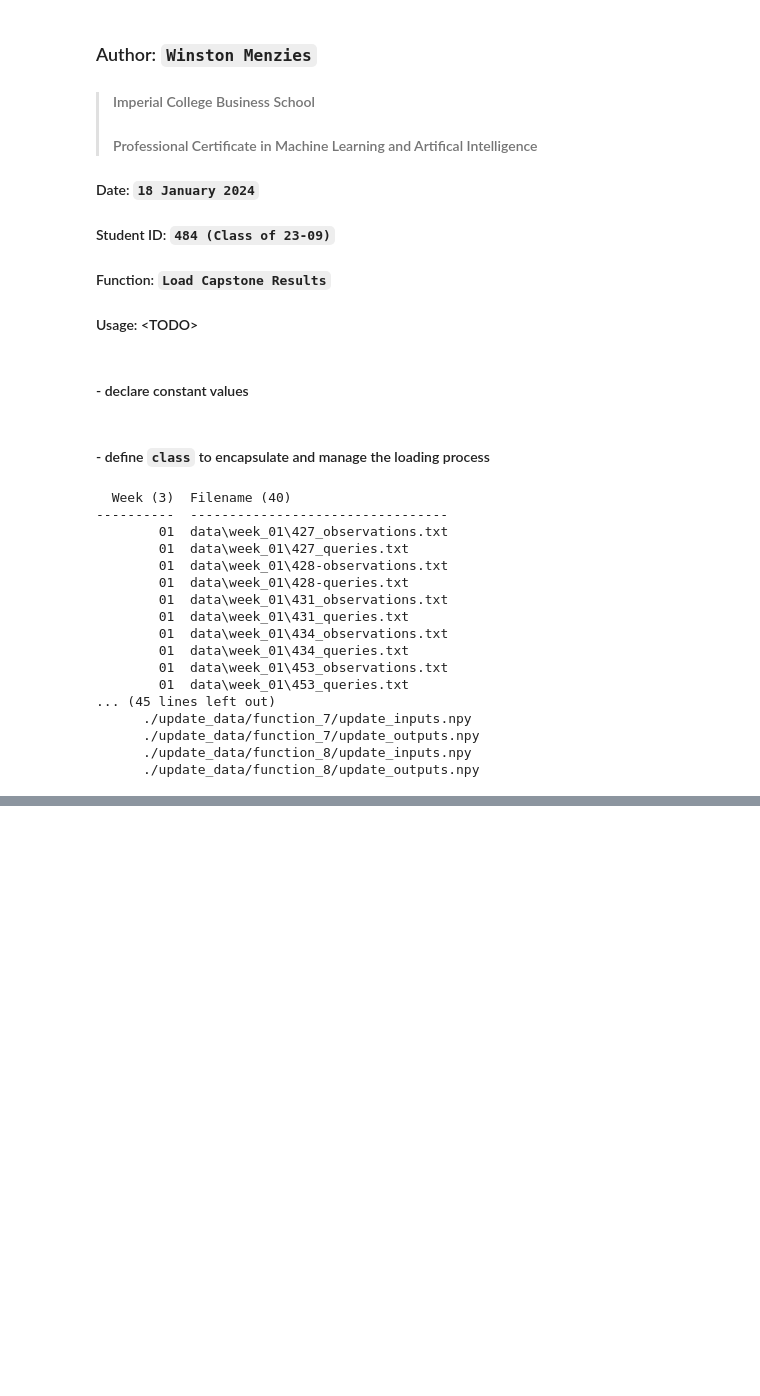
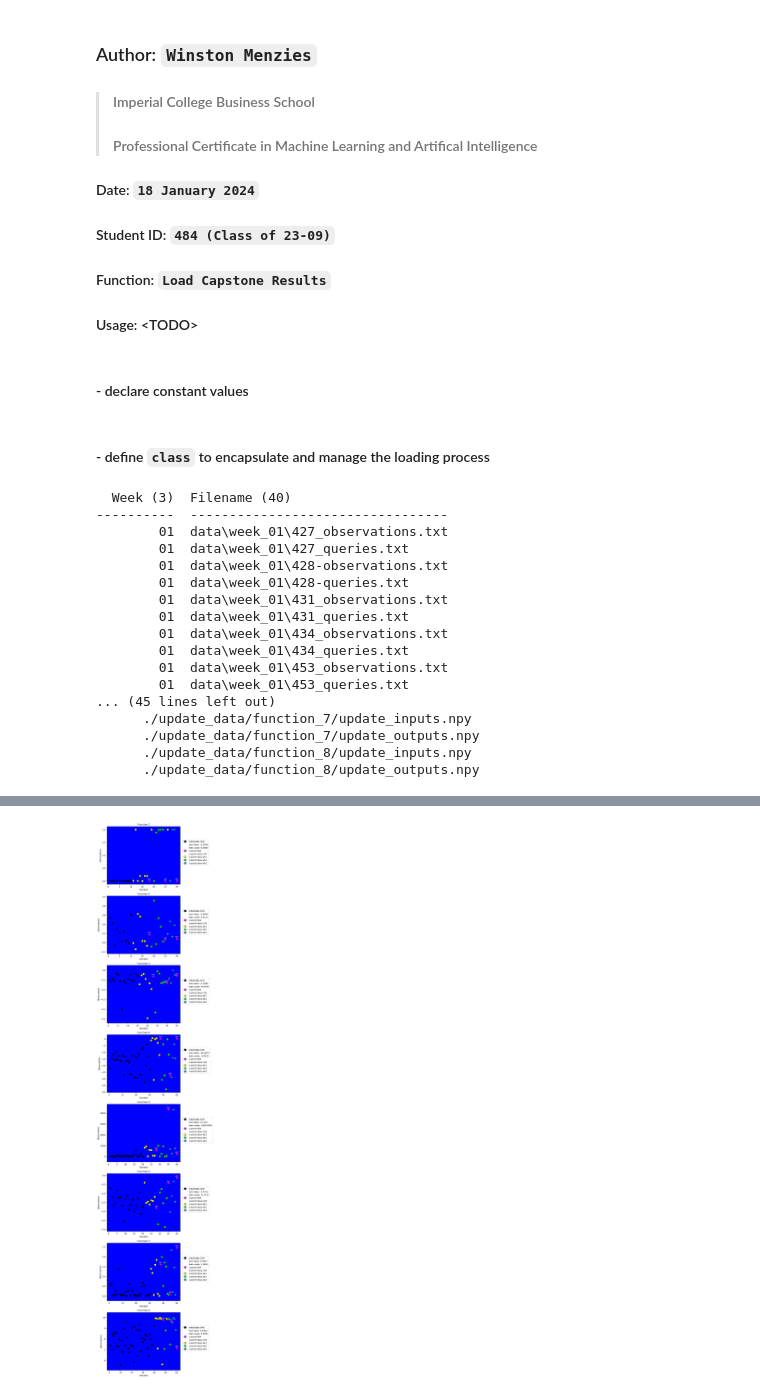
Before and after one commit to wrm65/Capstone-Competition-2024, a Jupyter notebook: load_capstone_results.ipynb, the cells around one changed output, grey strips where cells are left out. Drawn from its saved outputs; the diff is of its cells as text; code cells hidden in the pictures; blank space fills up the shorter version.

```diff
--- a/load_capstone_results.ipynb
+++ b/load_capstone_results.ipynb
@@ -511,7 +511,7 @@ class CapstoneResultLoader(object):
                 values.append(i+1)
                 total = len(inputs[i])
                 for j in range(total): #process input values
-                    values.append(f'{inputs[i][j]:9.4f}')
+                    values.append(f'{inputs[i][j]:9.6f}')
                 #append blank values (if required)
                 for k in range(LARGEST_FUNCTION_DIMENSION - total):
                     values.append(BLANK_SPACE)
@@ -664,0 +672,4 @@ Total samples per function:
+# %%
+loader.plot_observations(484)
+# %% [output]
+[figure, added]
```
Also changed, not shown: parts of 1 cell of this notebook, 4 other files.
